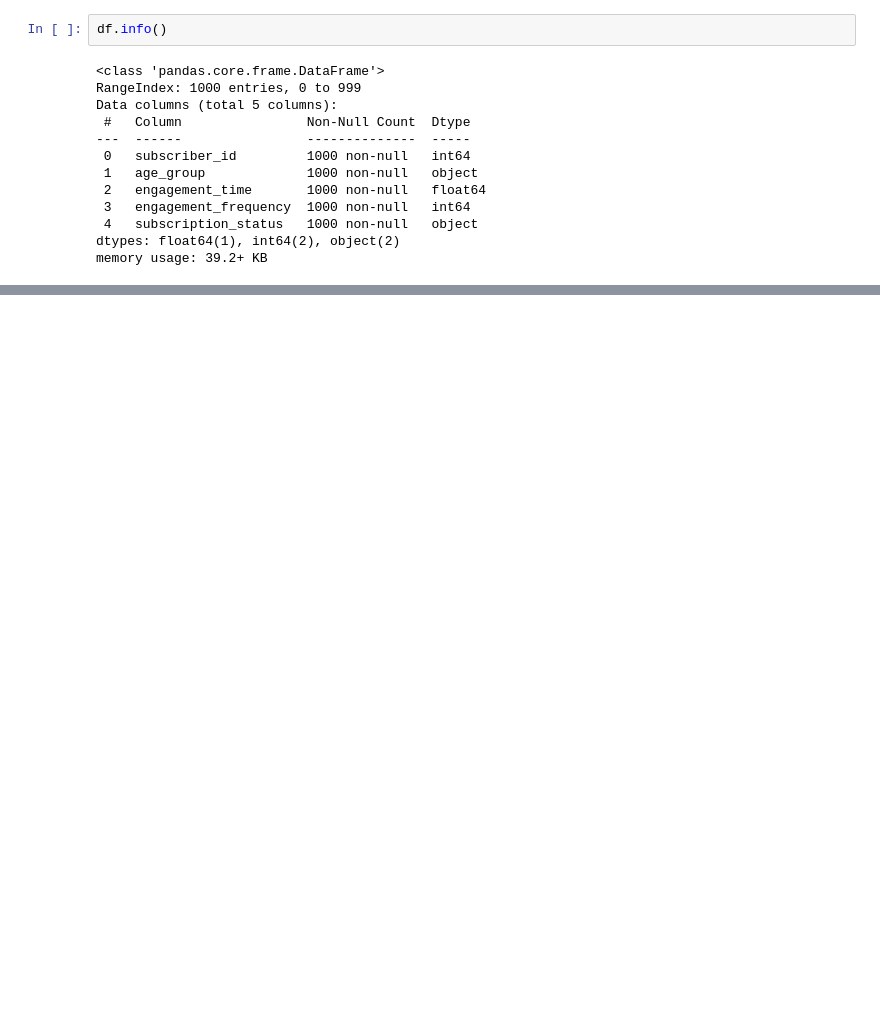
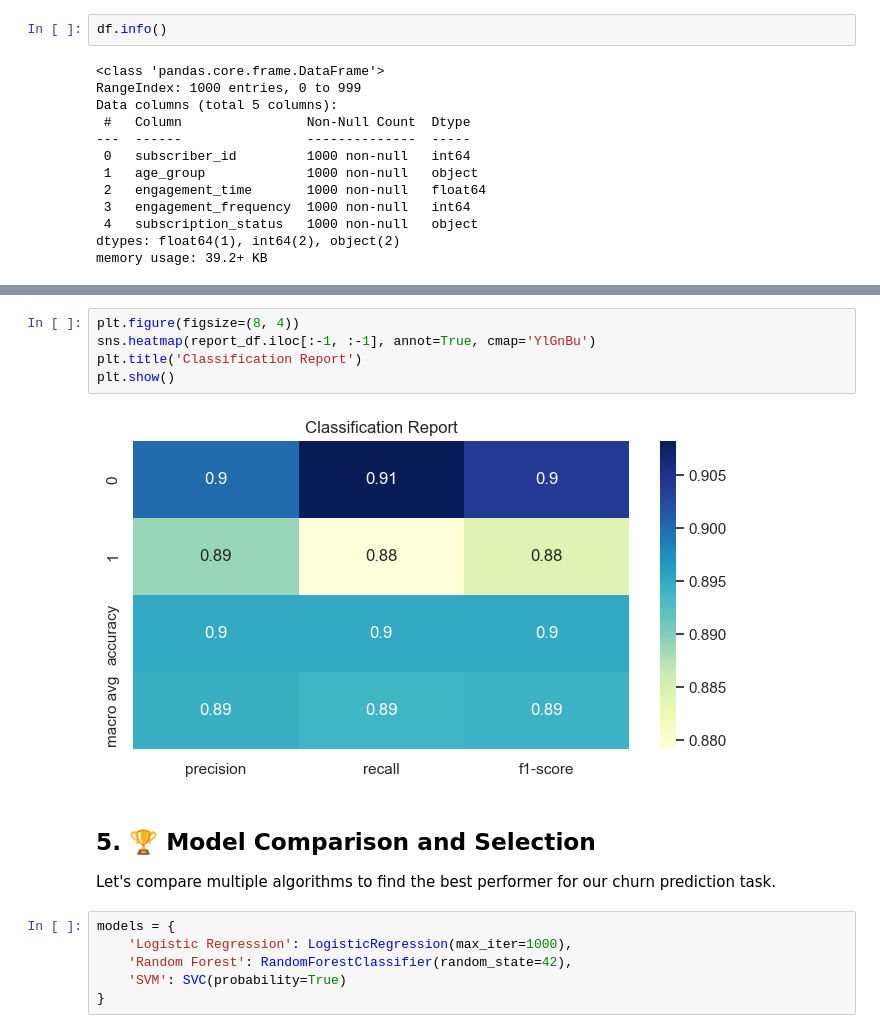
Before and after one commit to pafumat/Churn-Analysis, a Jupyter notebook: customer_churn_analysis.ipynb, the cells around one changed output, grey strips where cells are left out. Cells and saved outputs as stored; diff of their text form; blank space fills up the shorter version.

```diff
--- a/customer_churn_analysis.ipynb
+++ b/customer_churn_analysis.ipynb
@@ -49,0 +225,17 @@ memory usage: 39.2+ KB
+# %%
+plt.figure(figsize=(8, 4))
+sns.heatmap(report_df.iloc[:-1, :-1], annot=True, cmap='YlGnBu')
+plt.title('Classification Report')
+plt.show()
+# %% [output]
+[figure, added]
+# %% [markdown]
+## 5. 🏆 Model Comparison and Selection
+
+Let's compare multiple algorithms to find the best performer for our churn prediction task.
+# %%
+models = {
+    'Logistic Regression': LogisticRegression(max_iter=1000),
+    'Random Forest': RandomForestClassifier(random_state=42),
+    'SVM': SVC(probability=True)
+}
```
Also changed, not shown: parts of 27 cells of this notebook.
